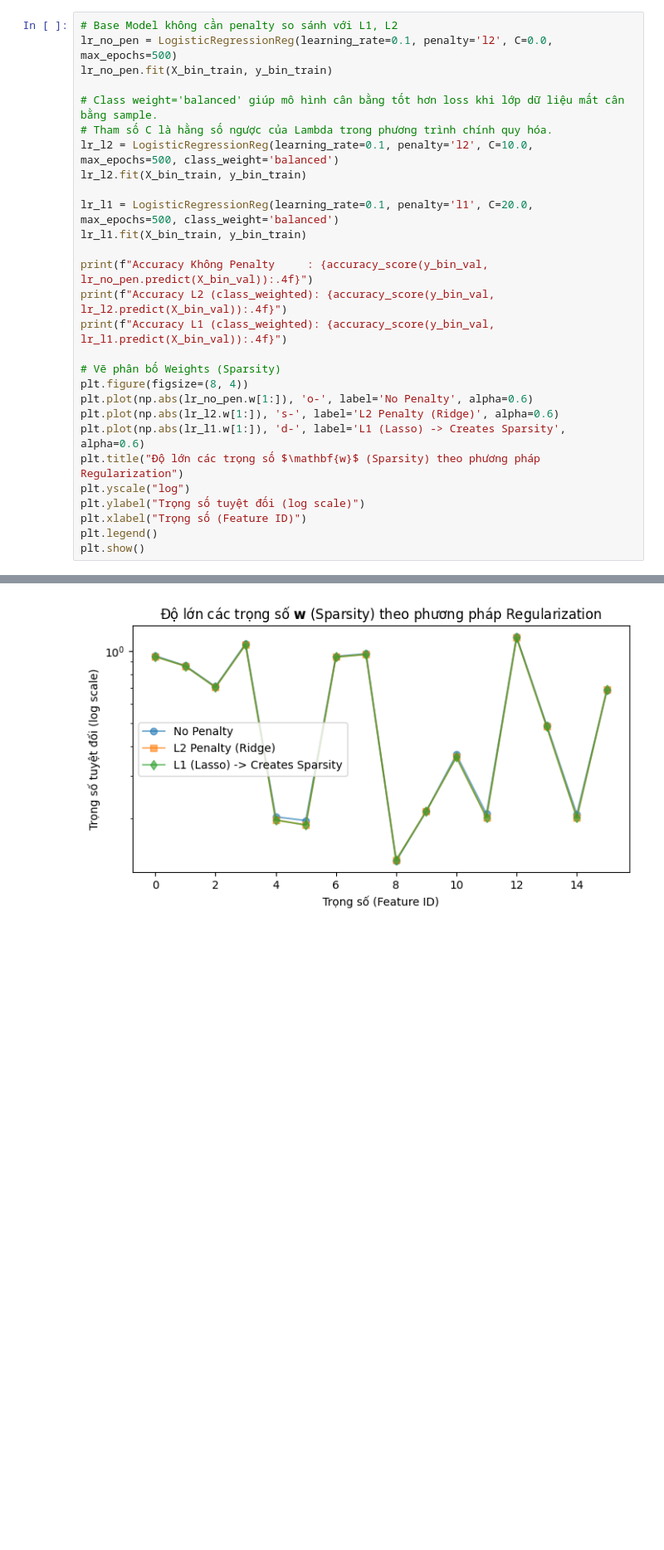
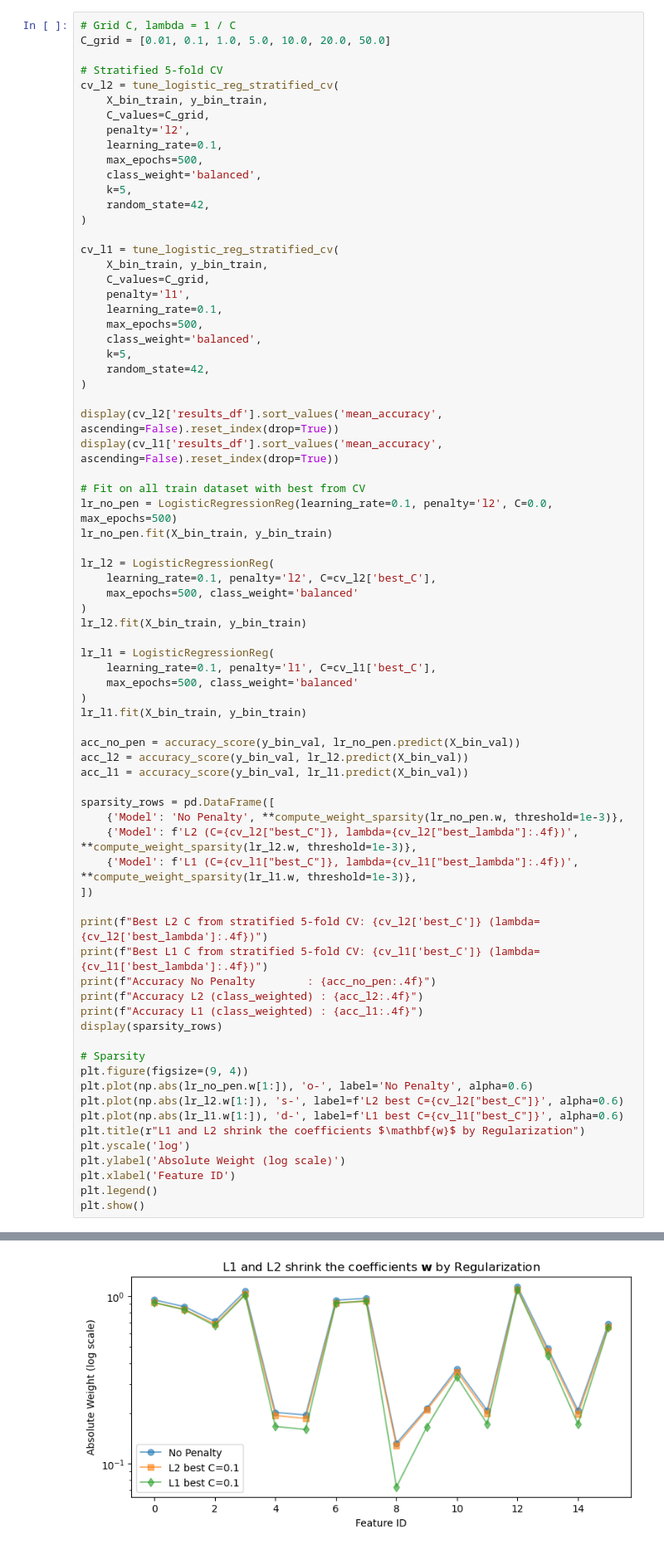
Before and after one commit to tdat1465/lab1-intro2ML, a Jupyter notebook: code/Part2_Classification/models.ipynb, the cells around one changed output, grey strips where cells are left out. Shown at 83% size. Cells and saved outputs as stored; diff of their text form; blank space fills up the shorter version.

```diff
--- a/code/Part2_Classification/models.ipynb
+++ b/code/Part2_Classification/models.ipynb
@@ -137,29 +319,75 @@ Perceptron Validation Accuracy: 0.8652
 # %%
-# Base Model không cần penalty so sánh với L1, L2
+# Grid C, lambda = 1 / C
+C_grid = [0.01, 0.1, 1.0, 5.0, 10.0, 20.0, 50.0]
+
+# Stratified 5-fold CV
+cv_l2 = tune_logistic_reg_stratified_cv(
+    X_bin_train, y_bin_train,
+    C_values=C_grid,
+    penalty='l2',
+    learning_rate=0.1,
+    max_epochs=500,
+    class_weight='balanced',
+    k=5,
+    random_state=42,
+)
+
+cv_l1 = tune_logistic_reg_stratified_cv(
+    X_bin_train, y_bin_train,
+    C_values=C_grid,
+    penalty='l1',
+    learning_rate=0.1,
+    max_epochs=500,
+    class_weight='balanced',
+    k=5,
+    random_state=42,
+)
+
+display(cv_l2['results_df'].sort_values('mean_accuracy', ascending=False).reset_index(drop=True))
+display(cv_l1['results_df'].sort_values('mean_accuracy', ascending=False).reset_index(drop=True))
+
+# Fit on all train dataset with best from CV
 lr_no_pen = LogisticRegressionReg(learning_rate=0.1, penalty='l2', C=0.0, max_epochs=500)
 lr_no_pen.fit(X_bin_train, y_bin_train)
 
-# Class weight='balanced' giúp mô hình cân bằng tốt hơn loss khi lớp dữ liệu mất cân bằng sample.
-# Tham số C là hằng số ngược của Lambda trong phương trình chính quy hóa.
-lr_l2 = LogisticRegressionReg(learning_rate=0.1, penalty='l2', C=10.0, max_epochs=500, class_weight='balanced')
+lr_l2 = LogisticRegressionReg(
+    learning_rate=0.1, penalty='l2', C=cv_l2['best_C'],
+    max_epochs=500, class_weight='balanced'
+)
 lr_l2.fit(X_bin_train, y_bin_train)
 
-lr_l1 = LogisticRegressionReg(learning_rate=0.1, penalty='l1', C=20.0, max_epochs=500, class_weight='balanced')
+lr_l1 = LogisticRegressionReg(
+    learning_rate=0.1, penalty='l1', C=cv_l1['best_C'],
+    max_epochs=500, class_weight='balanced'
+)
 lr_l1.fit(X_bin_train, y_bin_train)
 
-print(f"Accuracy Không Penalty     : {accuracy_score(y_bin_val, lr_no_pen.predict(X_bin_val)):.4f}")
-print(f"Accuracy L2 (class_weighted): {accuracy_score(y_bin_val, lr_l2.predict(X_bin_val)):.4f}")
-print(f"Accuracy L1 (class_weighted): {accuracy_score(y_bin_val, lr_l1.predict(X_bin_val)):.4f}")
+acc_no_pen = accuracy_score(y_bin_val, lr_no_pen.predict(X_bin_val))
+acc_l2 = accuracy_score(y_bin_val, lr_l2.predict(X_bin_val))
+acc_l1 = accuracy_score(y_bin_val, lr_l1.predict(X_bin_val))
 
-# Vẽ phân bố Weights (Sparsity)
-plt.figure(figsize=(8, 4))
+sparsity_rows = pd.DataFrame([
+    {'Model': 'No Penalty', **compute_weight_sparsity(lr_no_pen.w, threshold=1e-3)},
+    {'Model': f'L2 (C={cv_l2["best_C"]}, lambda={cv_l2["best_lambda"]:.4f})', **compute_weight_sparsity(lr_l2.w, threshold=1e-3)},
+    {'Model': f'L1 (C={cv_l1["best_C"]}, lambda={cv_l1["best_lambda"]:.4f})', **compute_weight_sparsity(lr_l1.w, threshold=1e-3)},
+])
+
+print(f"Best L2 C from stratified 5-fold CV: {cv_l2['best_C']} (lambda={cv_l2['best_lambda']:.4f})")
+print(f"Best L1 C from stratified 5-fold CV: {cv_l1['best_C']} (lambda={cv_l1['best_lambda']:.4f})")
+print(f"Accuracy No Penalty        : {acc_no_pen:.4f}")
+print(f"Accuracy L2 (class_weighted) : {acc_l2:.4f}")
+print(f"Accuracy L1 (class_weighted) : {acc_l1:.4f}")
+display(sparsity_rows)
+
+# Sparsity
+plt.figure(figsize=(9, 4))
 plt.plot(np.abs(lr_no_pen.w[1:]), 'o-', label='No Penalty', alpha=0.6)
-plt.plot(np.abs(lr_l2.w[1:]), 's-', label='L2 Penalty (Ridge)', alpha=0.6)
-plt.plot(np.abs(lr_l1.w[1:]), 'd-', label='L1 (Lasso) -> Creates Sparsity', alpha=0.6)
-plt.title("Độ lớn các trọng số $\mathbf{w}$ (Sparsity) theo phương pháp Regularization")
-plt.yscale("log")
-plt.ylabel("Trọng số tuyệt đối (log scale)")
-plt.xlabel("Trọng số (Feature ID)")
+plt.plot(np.abs(lr_l2.w[1:]), 's-', label=f'L2 best C={cv_l2["best_C"]}', alpha=0.6)
+plt.plot(np.abs(lr_l1.w[1:]), 'd-', label=f'L1 best C={cv_l1["best_C"]}', alpha=0.6)
+plt.title(r"L1 and L2 shrink the coefficients $\mathbf{w}$ by Regularization")
+plt.yscale('log')
+plt.ylabel('Absolute Weight (log scale)')
+plt.xlabel('Feature ID')
 plt.legend()
 plt.show()
 # %% [output]
@@ -169,2 +419,2 @@ Accuracy L1 (class_weighted): 0.9223
-[figure, old version]
+[figure, new version]
 # %% [markdown]
```
Also changed, not shown: parts of 29 cells of this notebook.
